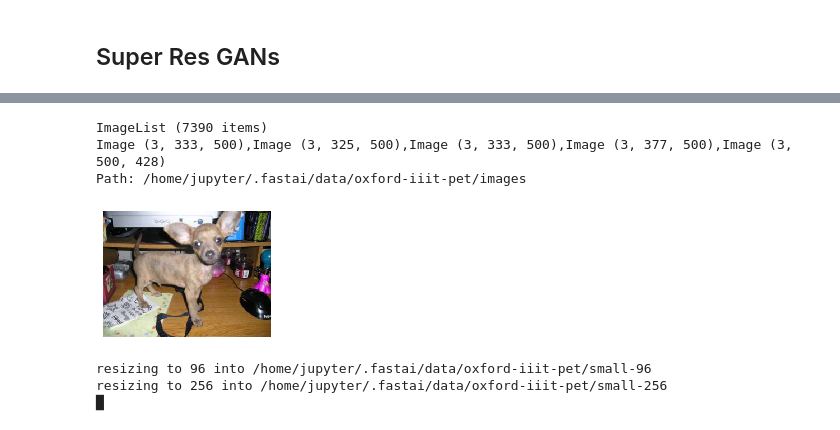
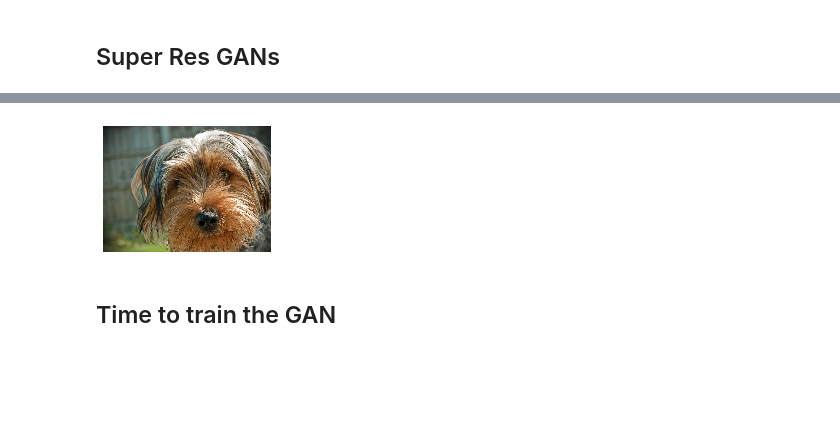
Before and after one commit to ojss/fast-ai-notebook, a Jupyter notebook: superres-gan.ipynb, the cells around one changed output, grey strips where cells are left out. Cells and saved outputs as stored; diff of their text form; code cells hidden in the pictures; blank space fills up the shorter version.

```diff
--- a/superres-gan.ipynb
+++ b/superres-gan.ipynb
@@ -30,3 +50,6 @@ def resize_one(fn, i, path, size):
     targ_sz = resize_to(img, size, use_min=True)
     img = img.resize(targ_sz, resample=PIL.Image.BILINEAR).convert('RGB')
     img.save(dest, quality=60)
+# %%
+il = ImageList.from_folder(path_hr)
+parallel(crappifier(path_lr, path_hr), il.items)
@@ -33,21 +58,6 @@ def resize_one(fn, i, path, size):
 # %%
-il
+il[3].show()
 # %% [output]
-ImageList (7390 items)
-Image (3, 333, 500),Image (3, 325, 500),Image (3, 333, 500),Image (3, 377, 500),Image (3, 500, 428)
-Path: /home/jupyter/.fastai/data/oxford-iiit-pet/images
+[figure, added]
-# %%
-il[50].show()
-# %% [output]
-[figure, removed]
-# %%
-# create smaller image sets the first time this nb is run
-sets = [(path_lr, 96), (path_mr, 256)]
-for p,size in sets:
-    if not p.exists():
-        print(f"resizing to {size} into {p}")
-        parallel(partial(resize_one, path=p, size=size), il.items)
-# %% [output]
-resizing to 96 into /home/jupyter/.fastai/data/oxford-iiit-pet/small-96
-resizing to 256 into /home/jupyter/.fastai/data/oxford-iiit-pet/small-256
-█
+# %% [markdown]
+## Time to train the GAN
```
Also changed, not shown: parts of 44 cells of this notebook.
